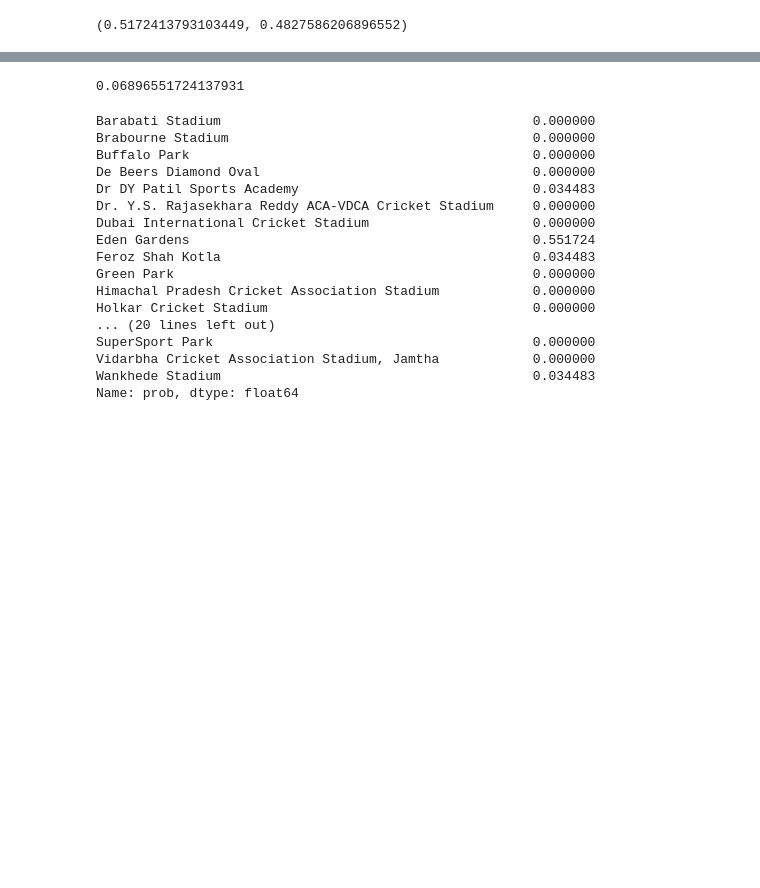
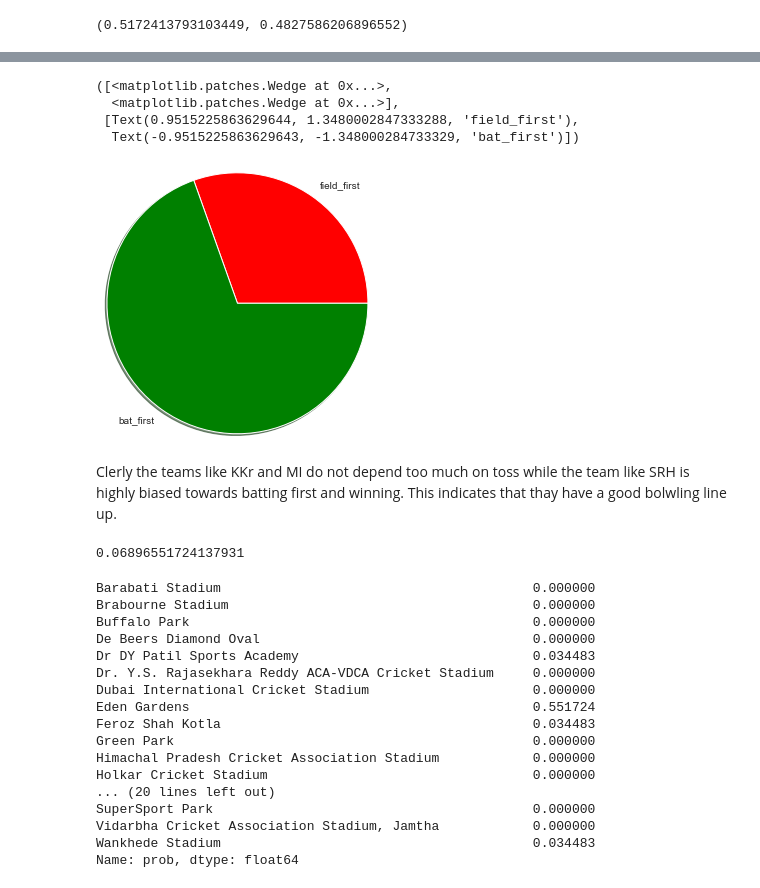
Before and after one commit to AchintyaSrivastava/ipl_prediction, a Jupyter notebook: ipl.ipynb, the cells around one changed output, grey strips where cells are left out. Drawn from its saved outputs; the diff is of its cells as text; code cells hidden in the pictures; blank space fills up the shorter version.

```diff
--- a/ipl.ipynb
+++ b/ipl.ipynb
@@ -74,3 +95,13 @@ def px4w(tem):
+# %%
+plt.pie(px4w("Sunrisers Hyderabad"),labels=lb,shadow=True,radius=1.5,colors=["red","green"])
+# %% [output]
+([<matplotlib.patches.Wedge at 0x...>,
+  <matplotlib.patches.Wedge at 0x...>],
+ [Text(0.9515225863629644, 1.3480002847333288, 'field_first'),
+  Text(-0.9515225863629643, -1.348000284733329, 'bat_first')])
+[figure, added]
+# %% [markdown]
+Clerly the teams like KKr and MI do not depend too much on toss while the team like SRH is highly biased towards batting first and winning. This indicates that thay have a good bolwling line up.
 # %%
 venues=Series(np.unique(df1["venue"]))
 # %%
```
Also changed, not shown: parts of 21 cells of this notebook.
